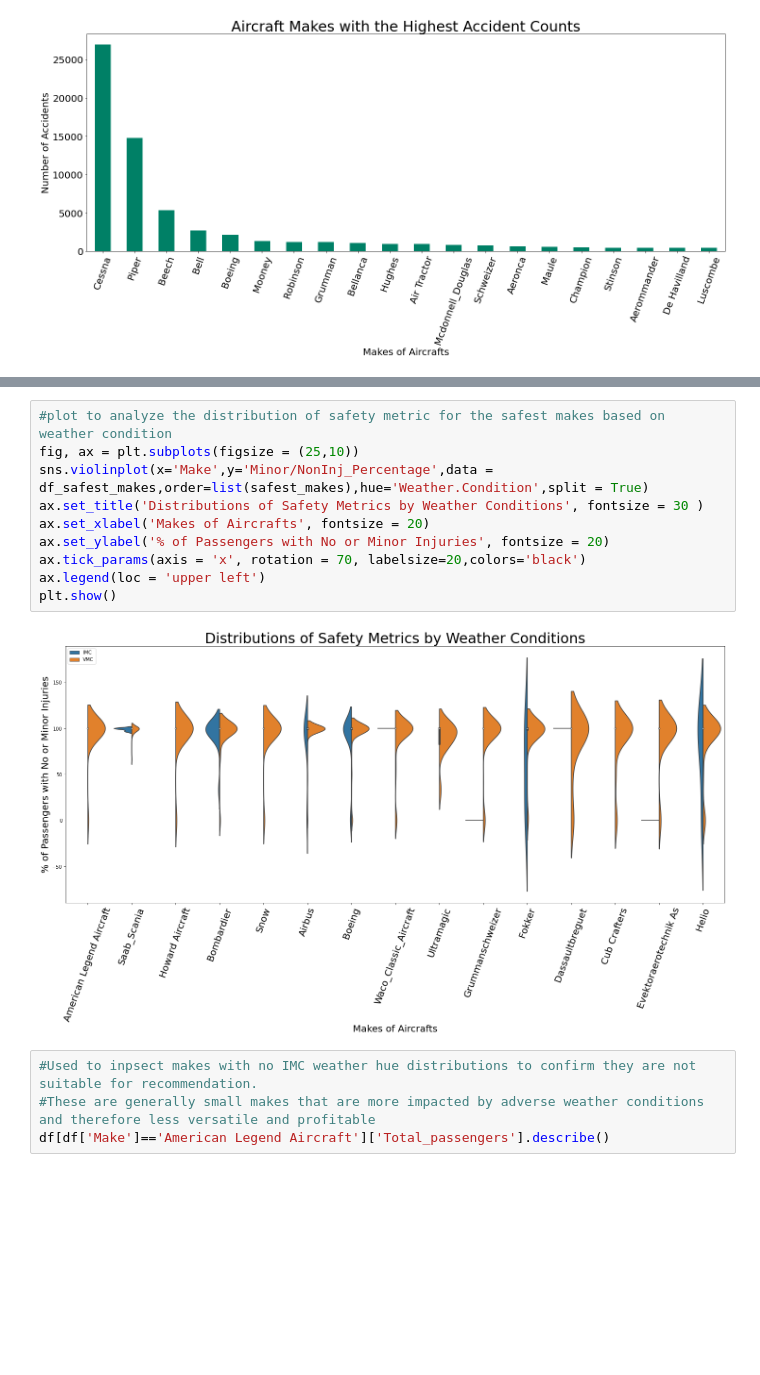
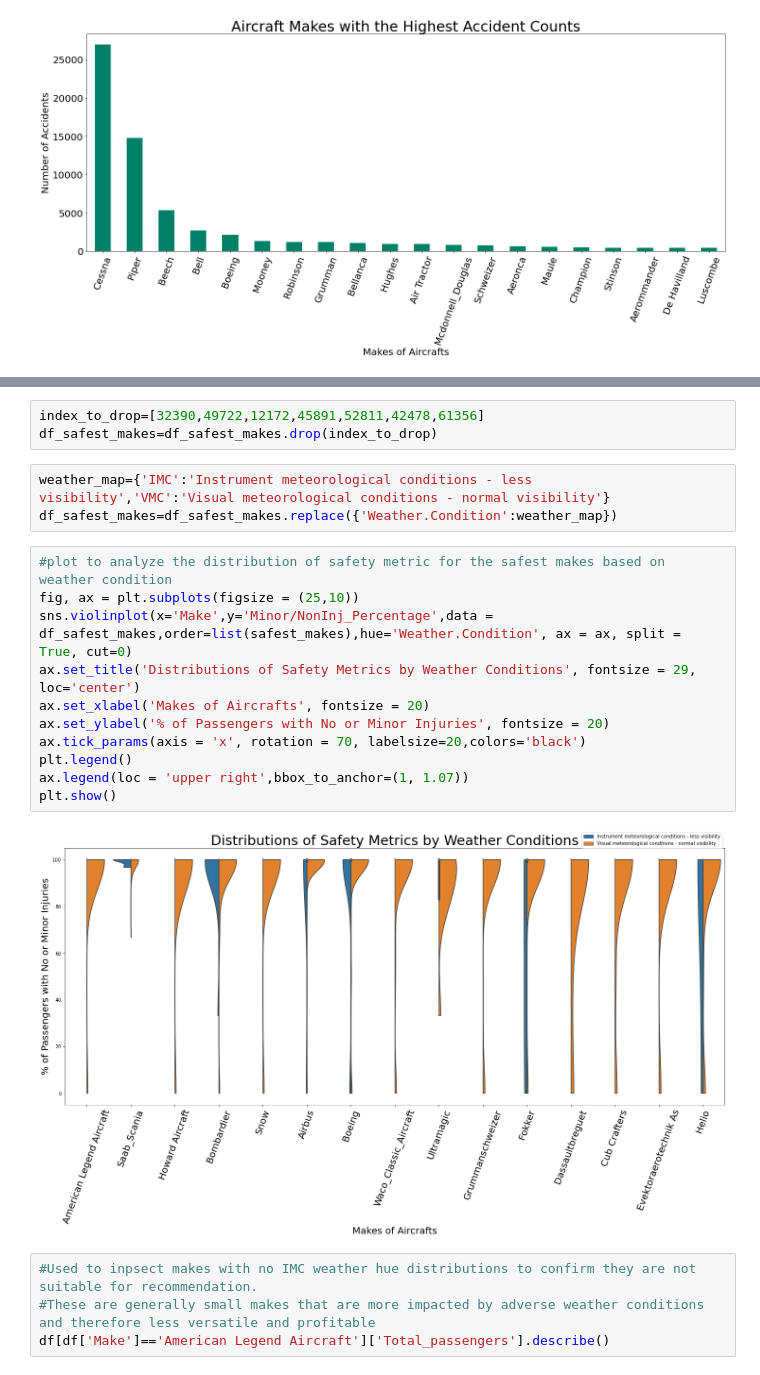
Before and after one commit to sunnywithcurlyhair/DS-Project-1, a Jupyter notebook: Sunny Liu Analysis.ipynb, the cells around one changed output, grey strips where cells are left out. Saved outputs shown, nothing was run; the diff lists cells and outputs as text; blank space fills up the shorter version.

```diff
--- a/Sunny Liu Analysis.ipynb
+++ b/Sunny Liu Analysis.ipynb
@@ -163,15 +206,22 @@ plt.show()
+# %%
+index_to_drop=[32390,49722,12172,45891,52811,42478,61356]
+df_safest_makes=df_safest_makes.drop(index_to_drop)
+# %%
+weather_map={'IMC':'Instrument meteorological conditions - less visibility','VMC':'Visual meteorological conditions - normal visibility'}
+df_safest_makes=df_safest_makes.replace({'Weather.Condition':weather_map})
 # %%
 #plot to analyze the distribution of safety metric for the safest makes based on weather condition
 fig, ax = plt.subplots(figsize = (25,10))
-sns.violinplot(x='Make',y='Minor/NonInj_Percentage',data = df_safest_makes,order=list(safest_makes),hue='Weather.Condition',split = True)
-ax.set_title('Distributions of Safety Metrics by Weather Conditions', fontsize = 30 )
+sns.violinplot(x='Make',y='Minor/NonInj_Percentage',data = df_safest_makes,order=list(safest_makes),hue='Weather.Condition', ax = ax, split = True, cut=0)
+ax.set_title('Distributions of Safety Metrics by Weather Conditions', fontsize = 29, loc='center')
 ax.set_xlabel('Makes of Aircrafts', fontsize = 20)
 ax.set_ylabel('% of Passengers with No or Minor Injuries', fontsize = 20)
 ax.tick_params(axis = 'x', rotation = 70, labelsize=20,colors='black')
-ax.legend(loc = 'upper left')
+plt.legend()
+ax.legend(loc = 'upper right',bbox_to_anchor=(1, 1.07))
 plt.show()
 # %% [output]
-[figure, old version]
+[figure, new version]
 # %%
 #Used to inpsect makes with no IMC weather hue distributions to confirm they are not suitable for recommendation.
 #These are generally small makes that are more impacted by adverse weather conditions and therefore less versatile and profitable
```
Also changed, not shown: parts of 7 cells of this notebook, 1 other file.
